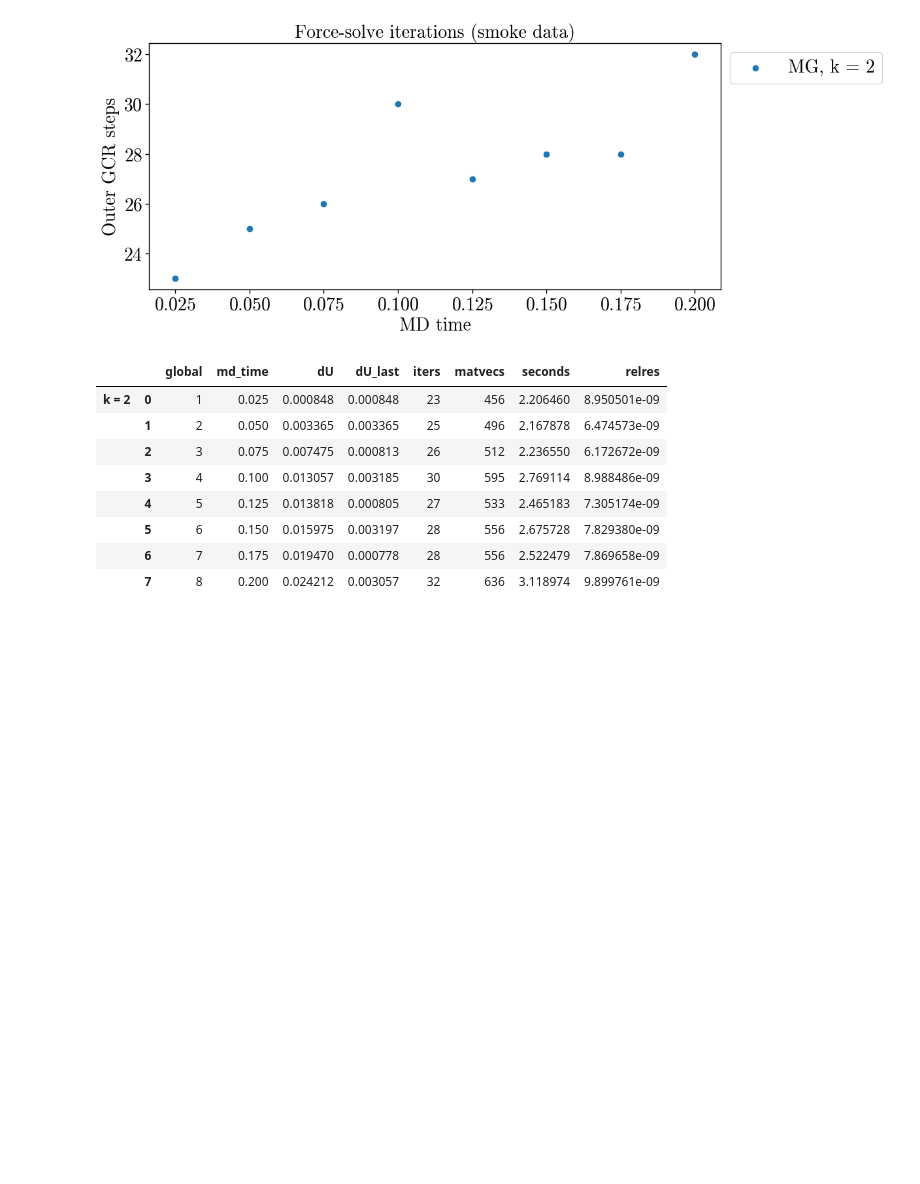
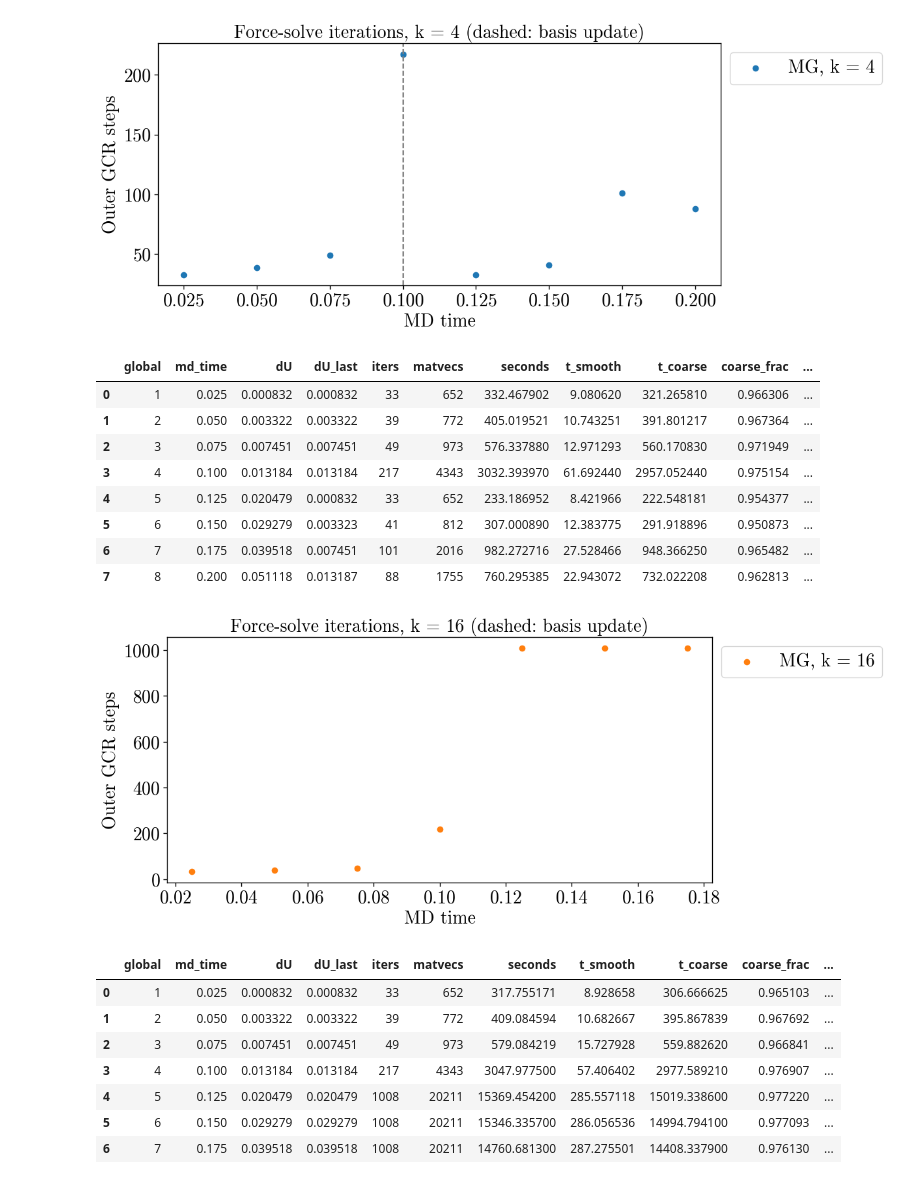
Before and after one commit to poare/lqcd, a Jupyter notebook: multigrid/python_scripts/MG-HMC.ipynb, the cells around one changed output. Saved outputs shown, nothing was run; the diff lists cells and outputs as text; code cells hidden in the pictures; blank space fills up the shorter version.

```diff
--- a/multigrid/python_scripts/MG-HMC.ipynb
+++ b/multigrid/python_scripts/MG-HMC.ipynb
@@ -191,0 +317,21 @@ k = 2: MG total 67761, baseline 14324, break-even at MD time None
+# %%
+gcr1 = gcr["steps"][(gcr["steps"]["traj"] == 1) & (gcr["steps"]["md_time"] <= 0.41)]
+markers = ['o', 's', '^', 'v', 'D']
+for col, ylabel, title, cap in [("iters", r"Outer GCR steps", "Outer iterations per force solve", 1008),
+                                ("seconds", r"Wall time per force solve [s]", "Wall time per force solve", None)]:
+    fig, ax = pt.add_subplots()
+    ax = ax[0]
+    labels = [r"MD time", ylabel]
+    for i, (label, r) in enumerate(runs.items()):
+        s = r["steps"]
+        s = s[s["traj"] == 1]
+        pt.scatter_1d(s["md_time"], s[col], ax=ax, col=pt.pal[i], mkr=markers[i], fn_label=label, ax_label=labels, logy=True)
+    pt.scatter_1d(gcr1["md_time"], gcr1[col], ax=ax, col='k', mkr='x', fn_label="Plain GCR", ax_label=labels, logy=True)
+    if cap is not None:
+        ax.axhline(cap, color=REF_COLOR, ls='--')
+    pt.add_title(ax, title)
+    ax.legend(**LEGEND)
+    plt.show()
+
+pd.concat({label: r["steps"][["step", "md_time", "dU", "iters", "matvecs", "seconds", "t_coarse", "relres"]].set_index("step")
+           for label, r in runs.items()}, axis=1).swaplevel(axis=1)[["iters", "seconds", "relres"]]
@@ -192,22 +364,38 @@ k = 2: MG total 67761, baseline 14324, break-even at MD time None
 # %%
-fig, ax = pt.add_subplots()
-ax = ax[0]
 for i, (label, r) in enumerate(runs.items()):
-    s = r["steps"]
+    s = r["steps"].copy()
+    s["coarse_frac"] = s["t_coarse"] / s["seconds"]
+    s["vs_gcr_matvecs"] = gcr["steps"]["matvecs"].mean() / s["matvecs"]
+    s["vs_gcr_seconds"] = gcr["steps"]["seconds"].mean() / s["seconds"]
+
+    fig, ax = pt.add_subplots()
+    ax = ax[0]
     pt.scatter_1d(s["md_time"], s["iters"], ax=ax, col=pt.pal[i], mkr='o', fn_label=f"MG, {label}",
                   ax_label=[r"MD time", r"Outer GCR steps"])
-pt.add_title(ax, "Force-solve iterations (smoke data)")
-ax.legend(**LEGEND)
-plt.show()
-pd.concat({label: r["steps"][["global", "md_time", "dU", "dU_last", "iters", "matvecs", "seconds", "relres"]] for label, r in runs.items()})
+    for t in r["updates"].get("md_time", []):
+        ax.axvline(t, color=REF_COLOR, ls='--')
+    pt.add_title(ax, f"Force-solve iterations, {label} (dashed: basis update)")
+    ax.legend(**LEGEND)
+    plt.show()
+    display(s[["global", "md_time", "dU", "dU_last", "iters", "matvecs", "seconds", "t_smooth", "t_coarse",
+               "coarse_frac", "vs_gcr_matvecs", "vs_gcr_seconds", "relres"]])
 # %% [output]
-[figure, old version]
+[figure, new version]
-|  |  | global | md_time | dU | dU_last | iters | matvecs | seconds | relres |
-| k = 2 | 0 | 1 | 0.025 | 0.000848 | 0.000848 | 23 | 456 | 2.206460 | 8.950501e-09 |
-|  | 1 | 2 | 0.050 | 0.003365 | 0.003365 | 25 | 496 | 2.167878 | 6.474573e-09 |
-|  | 2 | 3 | 0.075 | 0.007475 | 0.000813 | 26 | 512 | 2.236550 | 6.172672e-09 |
-|  | 3 | 4 | 0.100 | 0.013057 | 0.003185 | 30 | 595 | 2.769114 | 8.988486e-09 |
-|  | 4 | 5 | 0.125 | 0.013818 | 0.000805 | 27 | 533 | 2.465183 | 7.305174e-09 |
-|  | 5 | 6 | 0.150 | 0.015975 | 0.003197 | 28 | 556 | 2.675728 | 7.829380e-09 |
-|  | 6 | 7 | 0.175 | 0.019470 | 0.000778 | 28 | 556 | 2.522479 | 7.869658e-09 |
-|  | 7 | 8 | 0.200 | 0.024212 | 0.003057 | 32 | 636 | 3.118974 | 9.899761e-09 |
+|  | global | md_time | dU | dU_last | iters | matvecs | seconds | t_smooth | t_coarse | coarse_frac | ... |
+| 0 | 1 | 0.025 | 0.000832 | 0.000832 | 33 | 652 | 332.467902 | 9.080620 | 321.265810 | 0.966306 | ... |
+| 1 | 2 | 0.050 | 0.003322 | 0.003322 | 39 | 772 | 405.019521 | 10.743251 | 391.801217 | 0.967364 | ... |
+| 2 | 3 | 0.075 | 0.007451 | 0.007451 | 49 | 973 | 576.337880 | 12.971293 | 560.170830 | 0.971949 | ... |
+| 3 | 4 | 0.100 | 0.013184 | 0.013184 | 217 | 4343 | 3032.393970 | 61.692440 | 2957.052440 | 0.975154 | ... |
+| 4 | 5 | 0.125 | 0.020479 | 0.000832 | 33 | 652 | 233.186952 | 8.421966 | 222.548181 | 0.954377 | ... |
+| 5 | 6 | 0.150 | 0.029279 | 0.003323 | 41 | 812 | 307.000890 | 12.383775 | 291.918896 | 0.950873 | ... |
+| 6 | 7 | 0.175 | 0.039518 | 0.007451 | 101 | 2016 | 982.272716 | 27.528466 | 948.366250 | 0.965482 | ... |
+| 7 | 8 | 0.200 | 0.051118 | 0.013187 | 88 | 1755 | 760.295385 | 22.943072 | 732.022208 | 0.962813 | ... |
+[figure, added]
+|  | global | md_time | dU | dU_last | iters | matvecs | seconds | t_smooth | t_coarse | coarse_frac | ... |
+| 0 | 1 | 0.025 | 0.000832 | 0.000832 | 33 | 652 | 317.755171 | 8.928658 | 306.666625 | 0.965103 | ... |
+| 1 | 2 | 0.050 | 0.003322 | 0.003322 | 39 | 772 | 409.084594 | 10.682667 | 395.867839 | 0.967692 | ... |
+| 2 | 3 | 0.075 | 0.007451 | 0.007451 | 49 | 973 | 579.084219 | 15.727928 | 559.882620 | 0.966841 | ... |
+| 3 | 4 | 0.100 | 0.013184 | 0.013184 | 217 | 4343 | 3047.977500 | 57.406402 | 2977.589210 | 0.976907 | ... |
+| 4 | 5 | 0.125 | 0.020479 | 0.020479 | 1008 | 20211 | 15369.454200 | 285.557118 | 15019.338600 | 0.977220 | ... |
+| 5 | 6 | 0.150 | 0.029279 | 0.029279 | 1008 | 20211 | 15346.335700 | 286.056536 | 14994.794100 | 0.977093 | ... |
+| 6 | 7 | 0.175 | 0.039518 | 0.039518 | 1008 | 20211 | 14760.681300 | 287.275501 | 14408.337900 | 0.976130 | ... |
```
Also changed, not shown: parts of 20 cells of this notebook.
